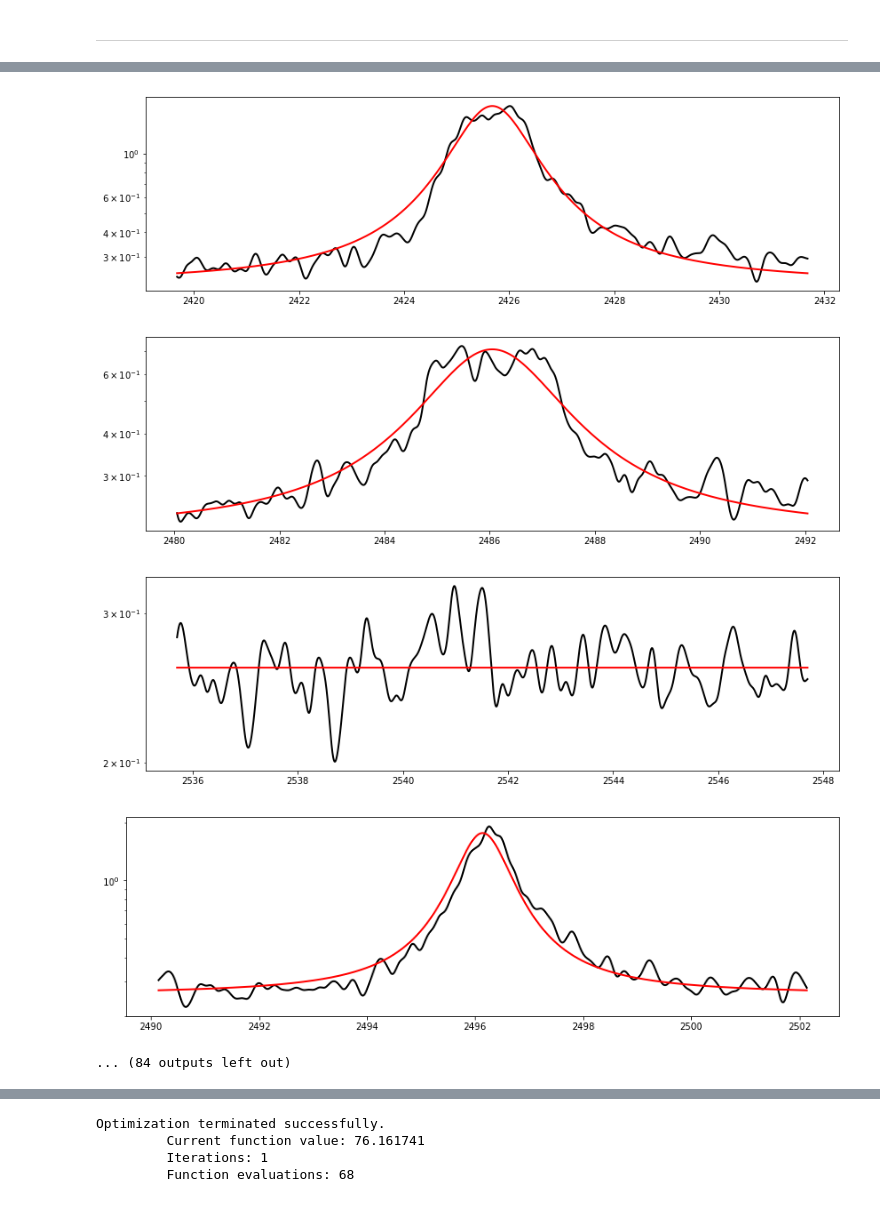
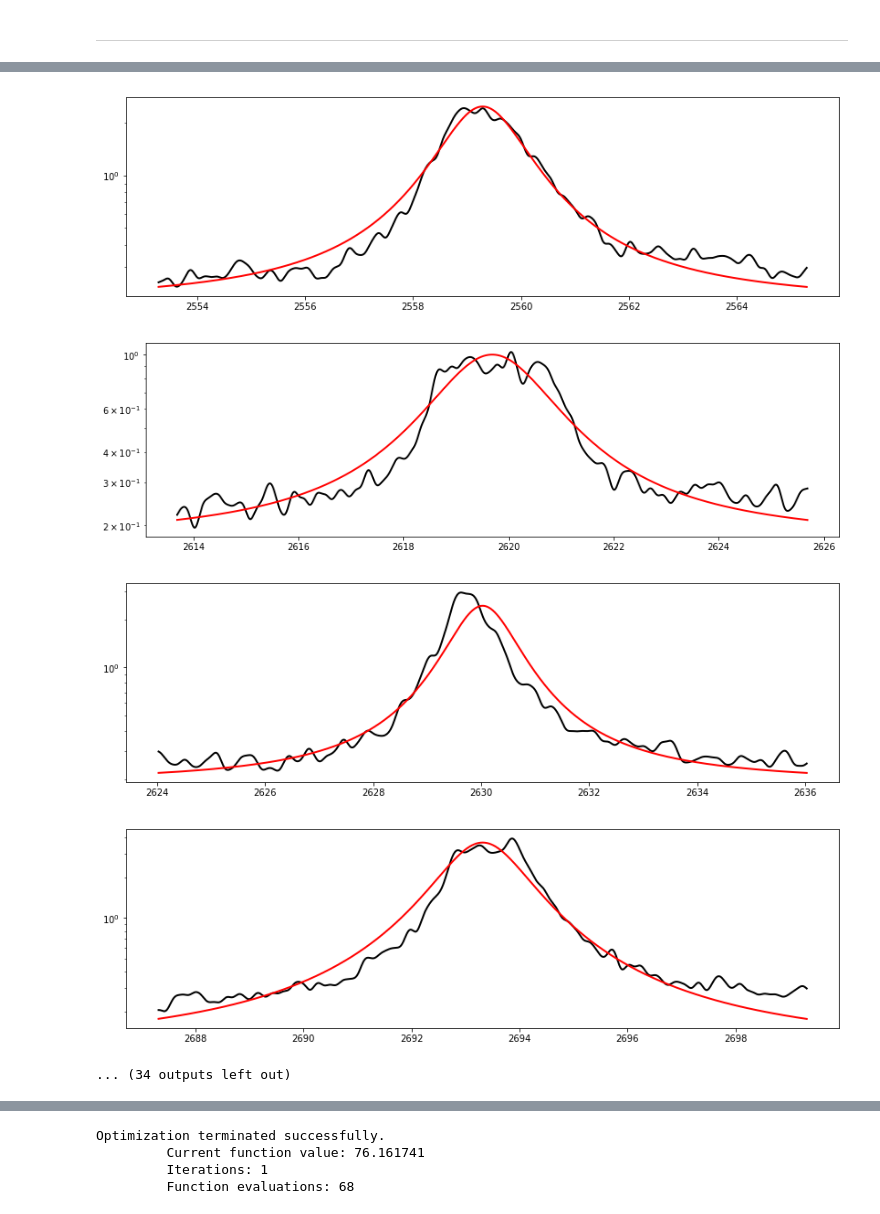
Before and after one commit to bmorris3/virgopsd, a Jupyter notebook: virgo.ipynb, the cells around one changed output, grey strips where cells are left out. Saved outputs shown, nothing was run; the diff lists cells and outputs as text; code cells hidden in the pictures.

Commit message:
testing power spectrum of output

```diff
--- a/virgo.ipynb
+++ b/virgo.ipynb
@@ -271,7 +271,7 @@ for peak in table2:
     bestp = fmin_l_bfgs_b(minimize, [-13, 7, 0.3], bounds=bounds, approx_grad=True)[0]
 
     best_model = model(bestp)
-    if True: #best_model.ptp() > 0.1:
+    if best_model.ptp() > 0.1:
         parameters.append(bestp)
 
         fig, ax = plt.subplots(figsize=(14, 4))
@@ -292,8 +292,8 @@ parameters = np.array(parameters)
-[figure, old version]
+[figure, new version]
-[figure, old version]
+[figure, new version]
-[figure, old version]
+[figure, new version]
-[figure, old version]
+[figure, new version]
-... (84 outputs left out)
+... (34 outputs left out)
 # %%
 def megamodel(p, omegas=np.log(2 * np.pi * 1e-6 * np.array(table2))):
     kernel = None
```
Also changed, not shown: parts of 10 cells of this notebook.
